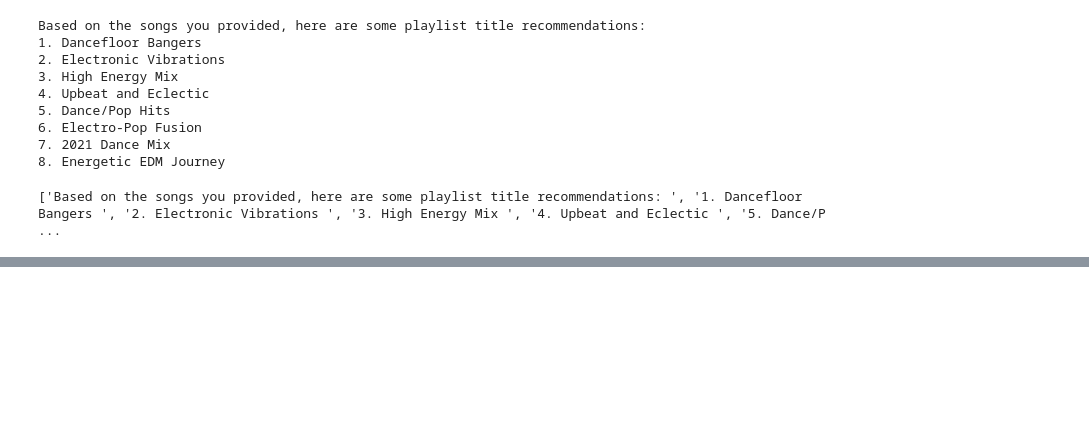
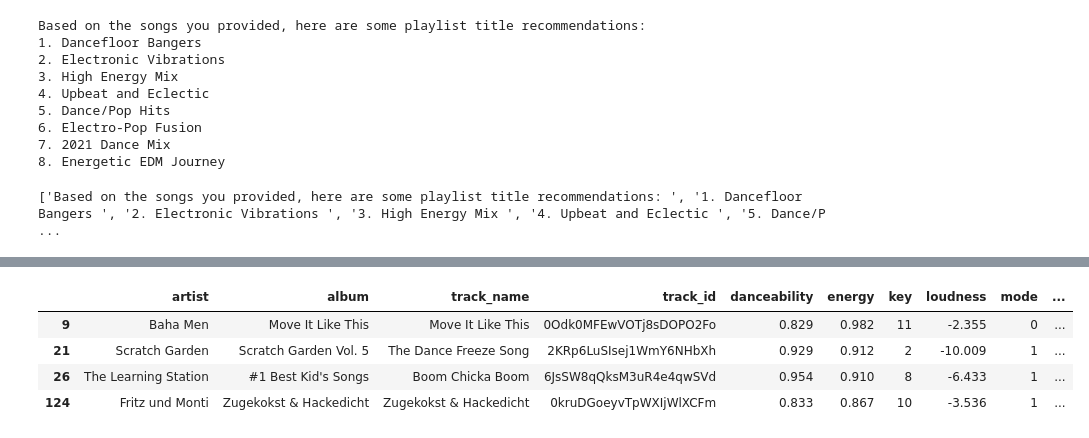
Before and after one commit to victoriab027/Creatify, a Jupyter notebook: notebooks/6.0-final-nb.ipynb, the cells around one changed output, grey strips where cells are left out. Drawn from its saved outputs; the diff is of its cells as text; code cells hidden in the pictures; blank space fills up the shorter version.

```diff
--- a/notebooks/6.0-final-nb.ipynb
+++ b/notebooks/6.0-final-nb.ipynb
@@ -317,0 +393,18 @@ print(bullet_points)
+# %%
+for index, setting in settings.iterrows():
+    if setting["On"]:
+            level = int(setting["Level"])/50
+            var = song_df[setting["Name"]].var()
+            song_df = song_df[(song_df[setting["Name"]] >= level*song_df[setting["Name"]].mean()-3*var) & (song_df[setting["Name"]] <= level*song_df[setting["Name"]].mean()+3*var)]
+print("found "+str(len(song_df)))
+# %%
+genres_list = ['comedy', 'disney', 'party']
+settings = [{"Name": "danceability", "On": True, "Level": 73},
+            {"Name": "energy", "On": True,"Level": 88},
+            {"Name": "valence", "On": True,"Level": 73},
+            {"Name": "instrumentalness","On": False, "Level": 22},
+            {"Name": "liveness", "On": False,"Level": 10}]
+
+settings = pd.DataFrame(settings)
+
+goal = 6
@@ -317,0 +451,17 @@ print(bullet_points)
+# %%
+#FILTERING
+num_false = settings["On"].value_counts().loc[False]
+if num_false == 5:
+    song_df = song_df.head(50)
+else:
+    for index, setting in settings.iterrows():
+        if setting["On"]:
+                level = int(setting["Level"])/50
+                print("mean: "+str(song_df[setting["Name"]].mean()))
+                var = song_df[setting["Name"]].var()
+                print(level)
+                print(level*song_df[setting["Name"]].mean())
+                print("lower: "+str(level*song_df[setting["Name"]].mean()-5*var))
+                print("upper: "+ str(level*song_df[setting["Name"]].mean()+5*var))
+                song_df = song_df[(song_df[setting["Name"]] >= level*song_df[setting["Name"]].mean()-10*var) & (song_df[setting["Name"]] <= level*song_df[setting["Name"]].mean()+10*var)]
+print("found "+str(len(song_df)))
@@ -317,0 +485,8 @@ print(bullet_points)
+# %%
+song_df
+# %% [output]
+|  | artist | album | track_name | track_id | danceability | energy | key | loudness | mode | ... |
+| 9 | Baha Men | Move It Like This | Move It Like This | 0Odk0MFEwVOTj8sDOPO2Fo | 0.829 | 0.982 | 11 | -2.355 | 0 | ... |
+| 21 | Scratch Garden | Scratch Garden Vol. 5 | The Dance Freeze Song | 2KRp6LuSIsej1WmY6NHbXh | 0.929 | 0.912 | 2 | -10.009 | 1 | ... |
+| 26 | The Learning Station | #1 Best Kid's Songs | Boom Chicka Boom | 6JsSW8qQksM3uR4e4qwSVd | 0.954 | 0.910 | 8 | -6.433 | 1 | ... |
+| 124 | Fritz und Monti | Zugekokst & Hackedicht | Zugekokst & Hackedicht | 0kruDGoeyvTpWXIjWlXCFm | 0.833 | 0.867 | 10 | -3.536 | 1 | ... |
```
Also changed, not shown: parts of 9 cells of this notebook, 1 other file.
